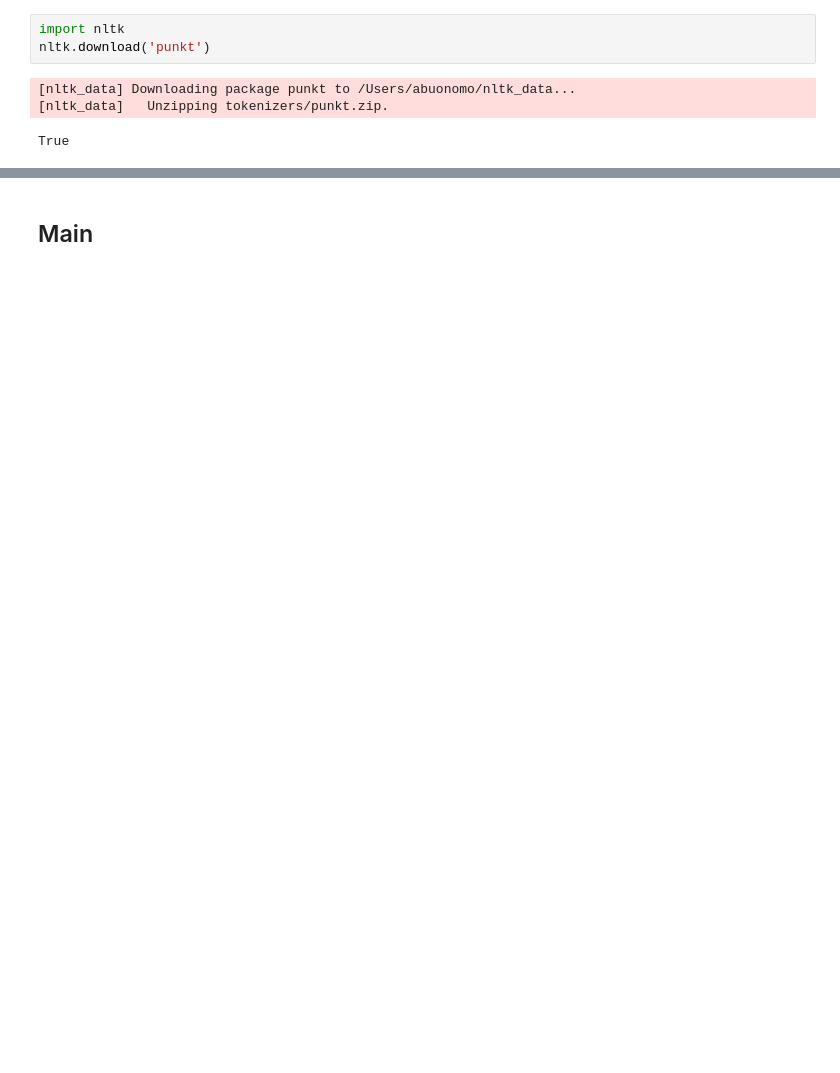
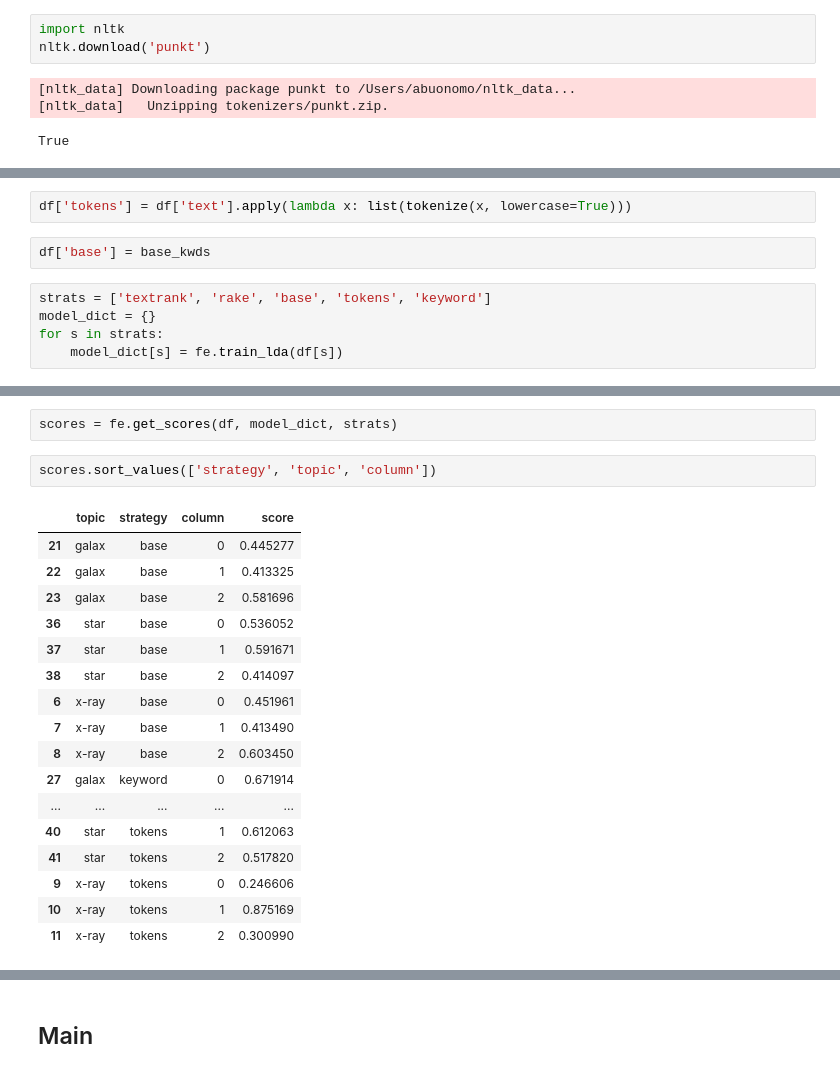
Before and after one commit to abuonomo/topic-emergence-ADS, a Jupyter notebook: notebook/arb-09-keyword-extraction-methods.ipynb, the cells around one changed output, grey strips where cells are left out. Cells and saved outputs as stored; diff of their text form; blank space fills up the shorter version.

```diff
--- a/notebook/arb-09-keyword-extraction-methods.ipynb
+++ b/notebook/arb-09-keyword-extraction-methods.ipynb
@@ -31,0 +93,9 @@ True
+# %%
+df['tokens'] = df['text'].apply(lambda x: list(tokenize(x, lowercase=True)))
+# %%
+df['base'] = base_kwds
+# %%
+strats = ['textrank', 'rake', 'base', 'tokens', 'keyword']
+model_dict = {}
+for s in strats:
+    model_dict[s] = fe.train_lda(df[s])
@@ -31,0 +120,22 @@ True
+# %%
+scores = fe.get_scores(df, model_dict, strats)
+# %%
+scores.sort_values(['strategy', 'topic', 'column'])
+# %% [output]
+|  | topic | strategy | column | score |
+| 21 | galax | base | 0 | 0.445277 |
+| 22 | galax | base | 1 | 0.413325 |
+| 23 | galax | base | 2 | 0.581696 |
+| 36 | star | base | 0 | 0.536052 |
+| 37 | star | base | 1 | 0.591671 |
+| 38 | star | base | 2 | 0.414097 |
+| 6 | x-ray | base | 0 | 0.451961 |
+| 7 | x-ray | base | 1 | 0.413490 |
+| 8 | x-ray | base | 2 | 0.603450 |
+| 27 | galax | keyword | 0 | 0.671914 |
+| ... | ... | ... | ... | ... |
+| 40 | star | tokens | 1 | 0.612063 |
+| 41 | star | tokens | 2 | 0.517820 |
+| 9 | x-ray | tokens | 0 | 0.246606 |
+| 10 | x-ray | tokens | 1 | 0.875169 |
+| 11 | x-ray | tokens | 2 | 0.300990 |
```
Also changed, not shown: parts of 60 cells of this notebook, 3 other files.
